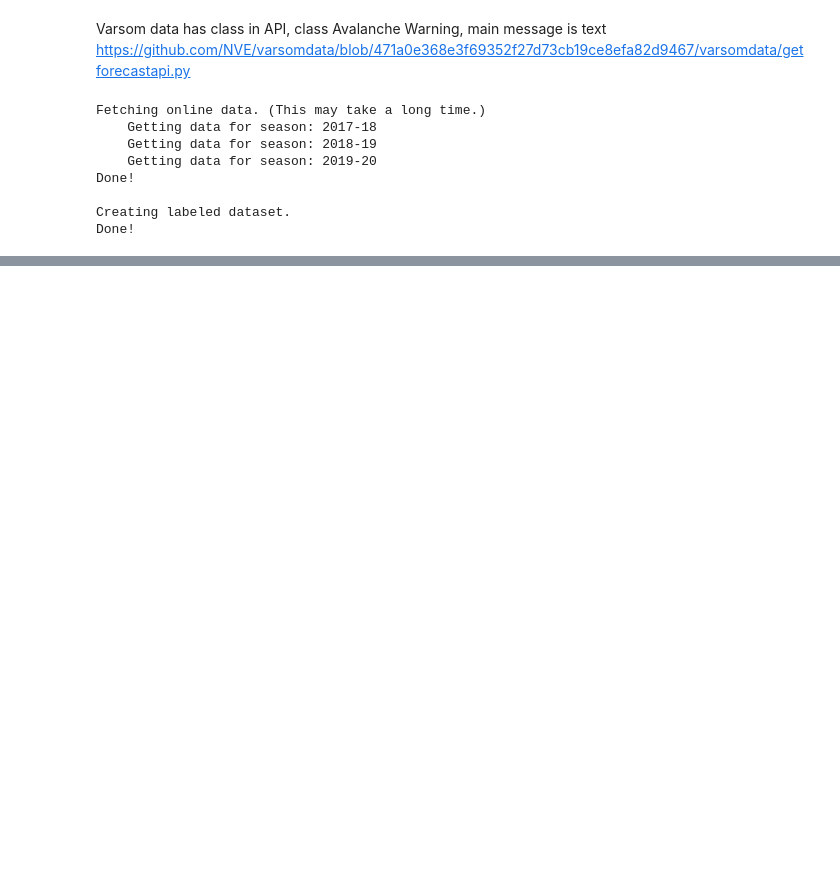
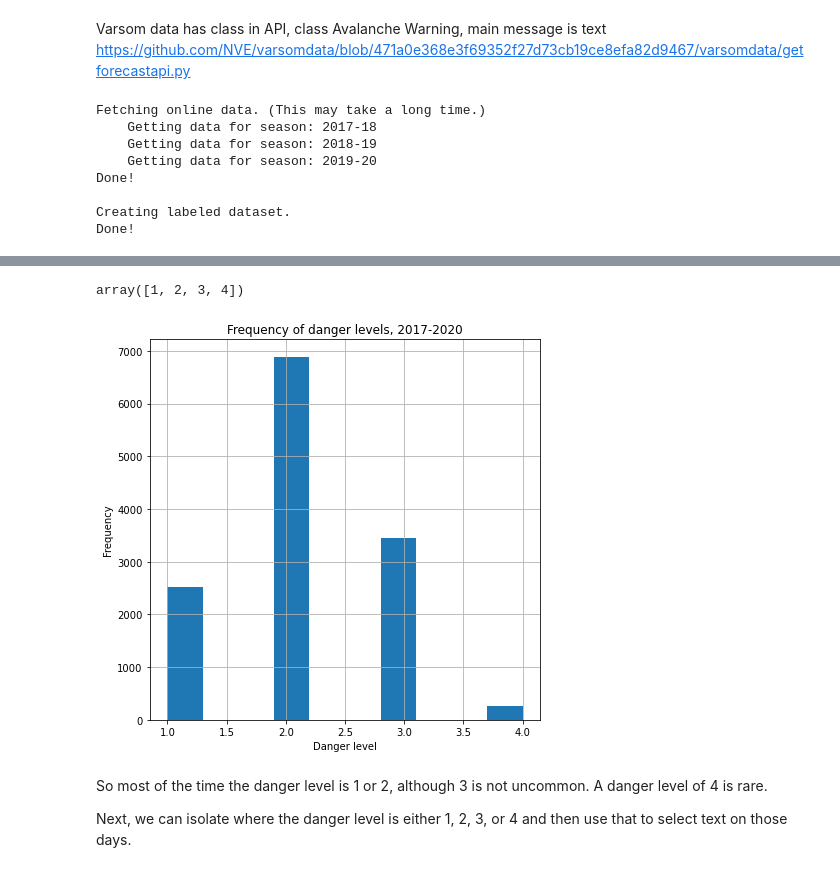
Before and after one commit to NVE/avalanche_ml, a Jupyter notebook: text_data.ipynb, the cells around one changed output, grey strips where cells are left out. Cells and saved outputs as stored; diff of their text form; code cells hidden in the pictures; blank space fills up the shorter version.

Commit message:
adding basic processing and word counts to notebook for different danger levels, still working on the same problem for different avalanche problems

```diff
--- a/text_data.ipynb
+++ b/text_data.ipynb
@@ -73,7 +76,9 @@ text_data.label['CLASS_problem_2'] = text_data.label['CLASS_problem_2'].replace(
 text_data.label['CLASS_problem_3'] = text_data.label['CLASS_problem_3'].replace(problems_dict)
 
 text_data.data = text_data.data.reorder_levels([1, 0])
-text_data.label = text_data.data.reorder_levels([1, 0])
+text_data.label = text_data.label.reorder_levels([1, 0])
 text_data.main_text = text_data.main_text.reorder_levels([1, 0])
 # %%
-text_data.data
+data = text_data.data
+labels = text_data.label
+main_text = text_data.main_text
@@ -111,0 +173,18 @@ text_data.main_text
+# %%
+np.unique(labels['CLASS_danger_level'])
+# %% [output]
+array([1, 2, 3, 4])
+# %%
+fig, ax = plt.subplots(figsize=(7, 7))
+labels['CLASS_danger_level'].hist(ax=ax)
+
+ax.set_xlabel('Danger level')
+ax.set_ylabel('Frequency')
+ax.set_title('Frequency of danger levels, 2017-2020')
+plt.show()
+# %% [output]
+[figure, added]
+# %% [markdown]
+So most of the time the danger level is 1 or 2, although 3 is not uncommon. A danger level of 4 is rare.
+
+Next, we can isolate where the danger level is either 1, 2, 3, or 4 and then use that to select text on those days.
```
Also changed, not shown: parts of 54 cells of this notebook.
